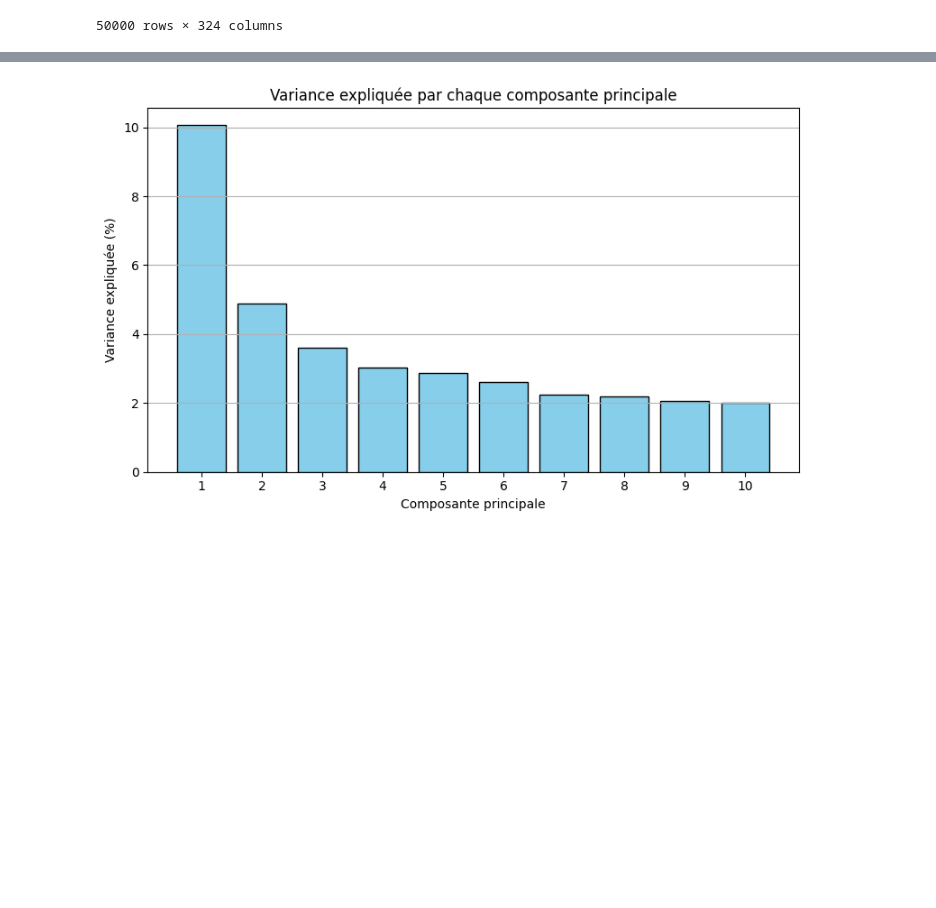
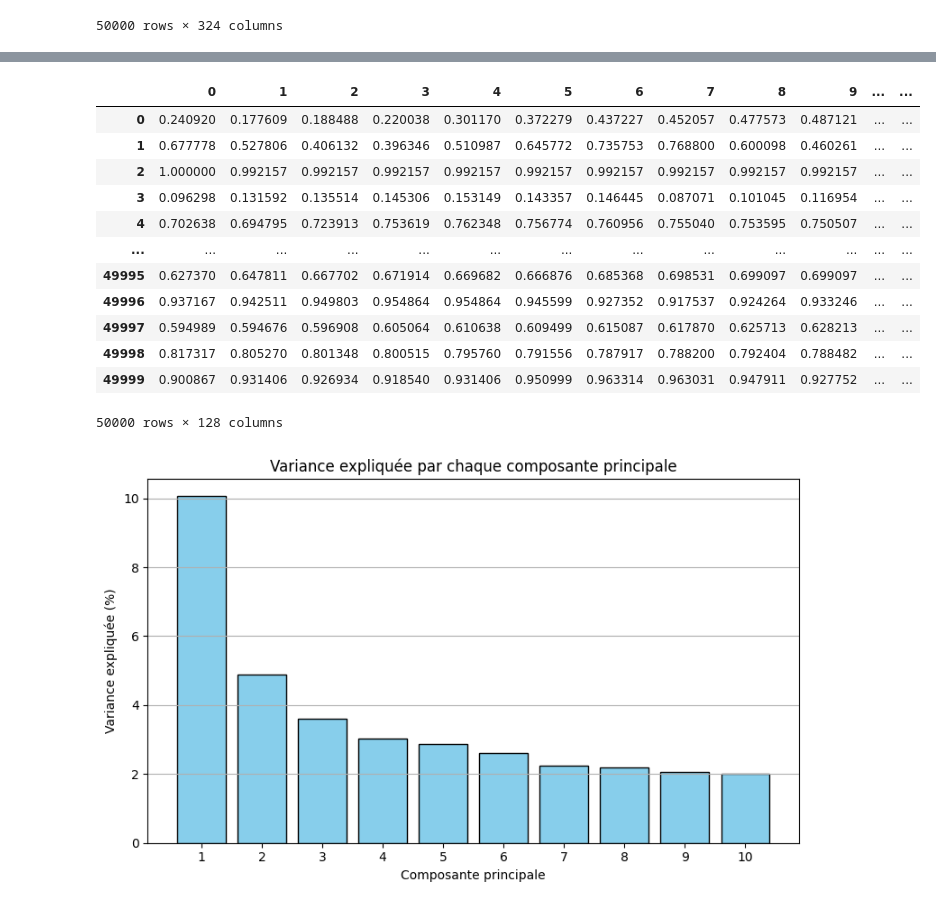
Before and after one commit to hnioua/Introduction-to-Machine-Learning-, a Jupyter notebook: Atelier_5.ipynb, the cells around one changed output, grey strips where cells are left out. Cells and saved outputs as stored; diff of their text form; code cells hidden in the pictures; blank space fills up the shorter version.

```diff
--- a/Atelier_5.ipynb
+++ b/Atelier_5.ipynb
@@ -257,3 +277,20 @@ plt.show()
+# %%
+shape_context_train = pd.DataFrame(shape_context_train)
+shape_context_train
+# %% [output]
+|  | 0 | 1 | 2 | 3 | 4 | 5 | 6 | 7 | 8 | 9 | ... | ... |
+| 0 | 0.240920 | 0.177609 | 0.188488 | 0.220038 | 0.301170 | 0.372279 | 0.437227 | 0.452057 | 0.477573 | 0.487121 | ... | ... |
+| 1 | 0.677778 | 0.527806 | 0.406132 | 0.396346 | 0.510987 | 0.645772 | 0.735753 | 0.768800 | 0.600098 | 0.460261 | ... | ... |
+| 2 | 1.000000 | 0.992157 | 0.992157 | 0.992157 | 0.992157 | 0.992157 | 0.992157 | 0.992157 | 0.992157 | 0.992157 | ... | ... |
+| 3 | 0.096298 | 0.131592 | 0.135514 | 0.145306 | 0.153149 | 0.143357 | 0.146445 | 0.087071 | 0.101045 | 0.116954 | ... | ... |
+| 4 | 0.702638 | 0.694795 | 0.723913 | 0.753619 | 0.762348 | 0.756774 | 0.760956 | 0.755040 | 0.753595 | 0.750507 | ... | ... |
+| ... | ... | ... | ... | ... | ... | ... | ... | ... | ... | ... | ... | ... |
+| 49995 | 0.627370 | 0.647811 | 0.667702 | 0.671914 | 0.669682 | 0.666876 | 0.685368 | 0.698531 | 0.699097 | 0.699097 | ... | ... |
+| 49996 | 0.937167 | 0.942511 | 0.949803 | 0.954864 | 0.954864 | 0.945599 | 0.927352 | 0.917537 | 0.924264 | 0.933246 | ... | ... |
+| 49997 | 0.594989 | 0.594676 | 0.596908 | 0.605064 | 0.610638 | 0.609499 | 0.615087 | 0.617870 | 0.625713 | 0.628213 | ... | ... |
+| 49998 | 0.817317 | 0.805270 | 0.801348 | 0.800515 | 0.795760 | 0.791556 | 0.787917 | 0.788200 | 0.792404 | 0.788482 | ... | ... |
+| 49999 | 0.900867 | 0.931406 | 0.926934 | 0.918540 | 0.931406 | 0.950999 | 0.963314 | 0.963031 | 0.947911 | 0.927752 | ... | ... |
+50000 rows × 128 columns
 # %%
 from sklearn.decomposition import PCA
 import matplotlib.pyplot as plt
```
Also changed, not shown: parts of 24 cells of this notebook.
